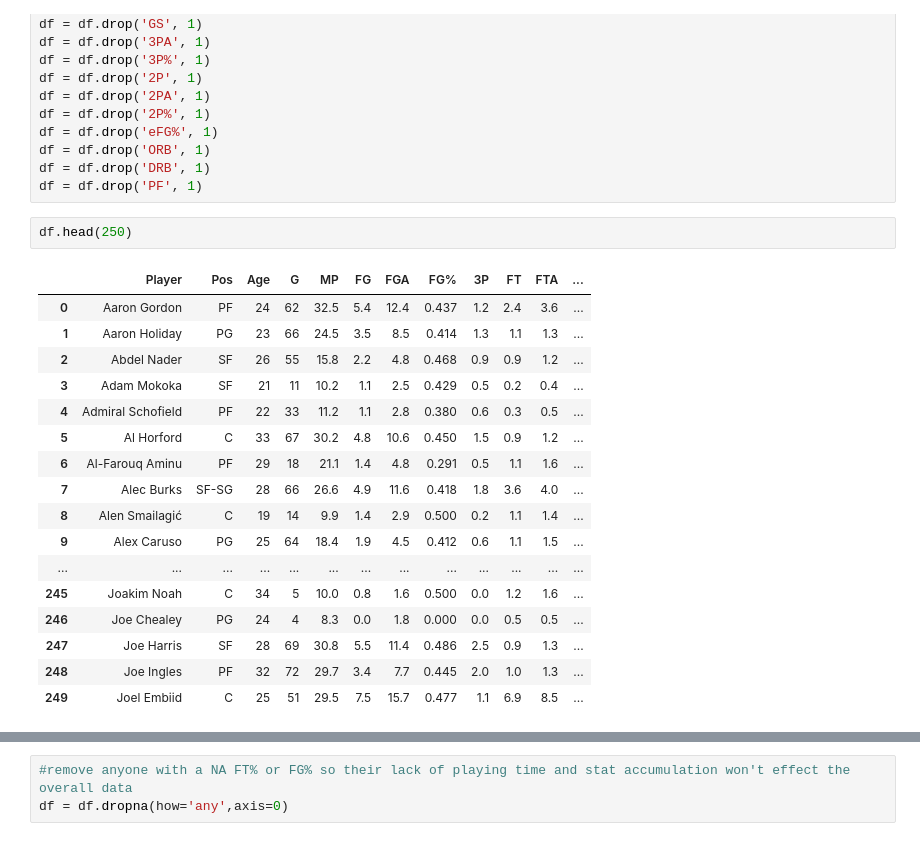
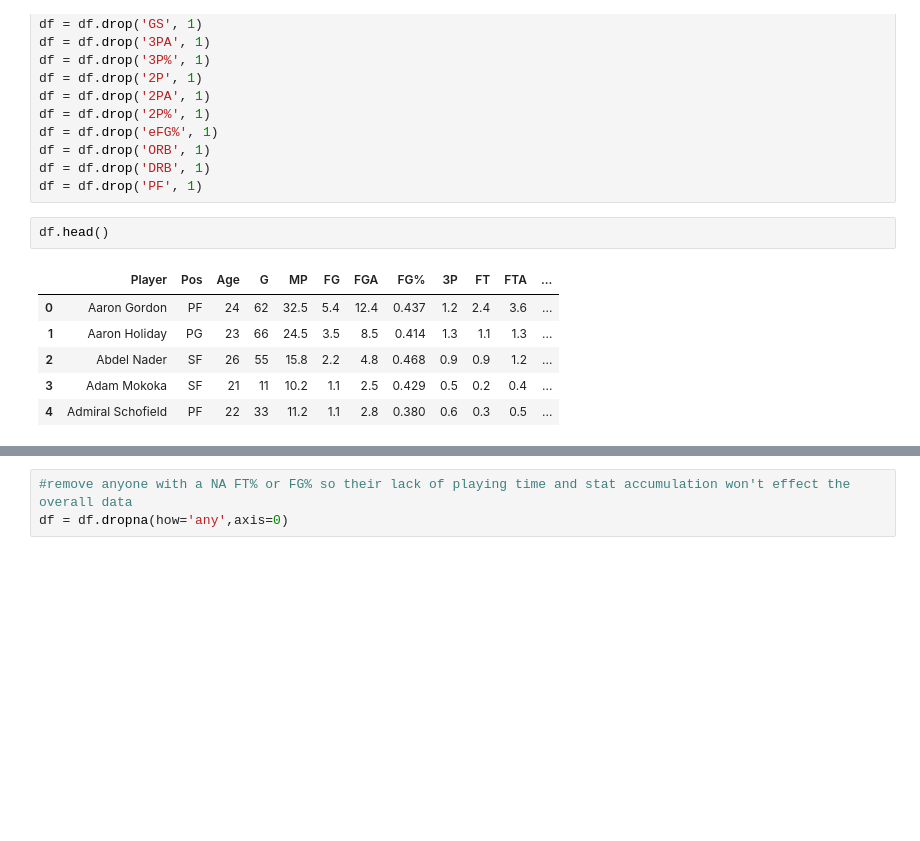
Before and after one commit to KenHoffman95/Fantasy-Basketball-Preseason-Analysis-2020, a Jupyter notebook: Data Cleaning, Feature Engineering and EDA Pt. 1.ipynb, the cells around one changed output, grey strips where cells are left out. Drawn from its saved outputs; the diff is of its cells as text; blank space fills up the shorter version.

```diff
--- a/Data Cleaning, Feature Engineering and EDA Pt. 1.ipynb
+++ b/Data Cleaning, Feature Engineering and EDA Pt. 1.ipynb
@@ -54,22 +44,11 @@ df = df.drop('ORB', 1)
 df = df.drop('DRB', 1)
 df = df.drop('PF', 1)
 # %%
-df.head(250)
+df.head()
 # %% [output]
 |  | Player | Pos | Age | G | MP | FG | FGA | FG% | 3P | FT | FTA | ... |
 | 0 | Aaron Gordon | PF | 24 | 62 | 32.5 | 5.4 | 12.4 | 0.437 | 1.2 | 2.4 | 3.6 | ... |
 | 1 | Aaron Holiday | PG | 23 | 66 | 24.5 | 3.5 | 8.5 | 0.414 | 1.3 | 1.1 | 1.3 | ... |
 | 2 | Abdel Nader | SF | 26 | 55 | 15.8 | 2.2 | 4.8 | 0.468 | 0.9 | 0.9 | 1.2 | ... |
 | 3 | Adam Mokoka | SF | 21 | 11 | 10.2 | 1.1 | 2.5 | 0.429 | 0.5 | 0.2 | 0.4 | ... |
 | 4 | Admiral Schofield | PF | 22 | 33 | 11.2 | 1.1 | 2.8 | 0.380 | 0.6 | 0.3 | 0.5 | ... |
-| 5 | Al Horford | C | 33 | 67 | 30.2 | 4.8 | 10.6 | 0.450 | 1.5 | 0.9 | 1.2 | ... |
-| 6 | Al-Farouq Aminu | PF | 29 | 18 | 21.1 | 1.4 | 4.8 | 0.291 | 0.5 | 1.1 | 1.6 | ... |
-| 7 | Alec Burks | SF-SG | 28 | 66 | 26.6 | 4.9 | 11.6 | 0.418 | 1.8 | 3.6 | 4.0 | ... |
-| 8 | Alen Smailagić | C | 19 | 14 | 9.9 | 1.4 | 2.9 | 0.500 | 0.2 | 1.1 | 1.4 | ... |
-| 9 | Alex Caruso | PG | 25 | 64 | 18.4 | 1.9 | 4.5 | 0.412 | 0.6 | 1.1 | 1.5 | ... |
-| ... | ... | ... | ... | ... | ... | ... | ... | ... | ... | ... | ... | ... |
-| 245 | Joakim Noah | C | 34 | 5 | 10.0 | 0.8 | 1.6 | 0.500 | 0.0 | 1.2 | 1.6 | ... |
-| 246 | Joe Chealey | PG | 24 | 4 | 8.3 | 0.0 | 1.8 | 0.000 | 0.0 | 0.5 | 0.5 | ... |
-| 247 | Joe Harris | SF | 28 | 69 | 30.8 | 5.5 | 11.4 | 0.486 | 2.5 | 0.9 | 1.3 | ... |
-| 248 | Joe Ingles | PF | 32 | 72 | 29.7 | 3.4 | 7.7 | 0.445 | 2.0 | 1.0 | 1.3 | ... |
-| 249 | Joel Embiid | C | 25 | 51 | 29.5 | 7.5 | 15.7 | 0.477 | 1.1 | 6.9 | 8.5 | ... |
```
Also changed, not shown: parts of 17 cells of this notebook.
